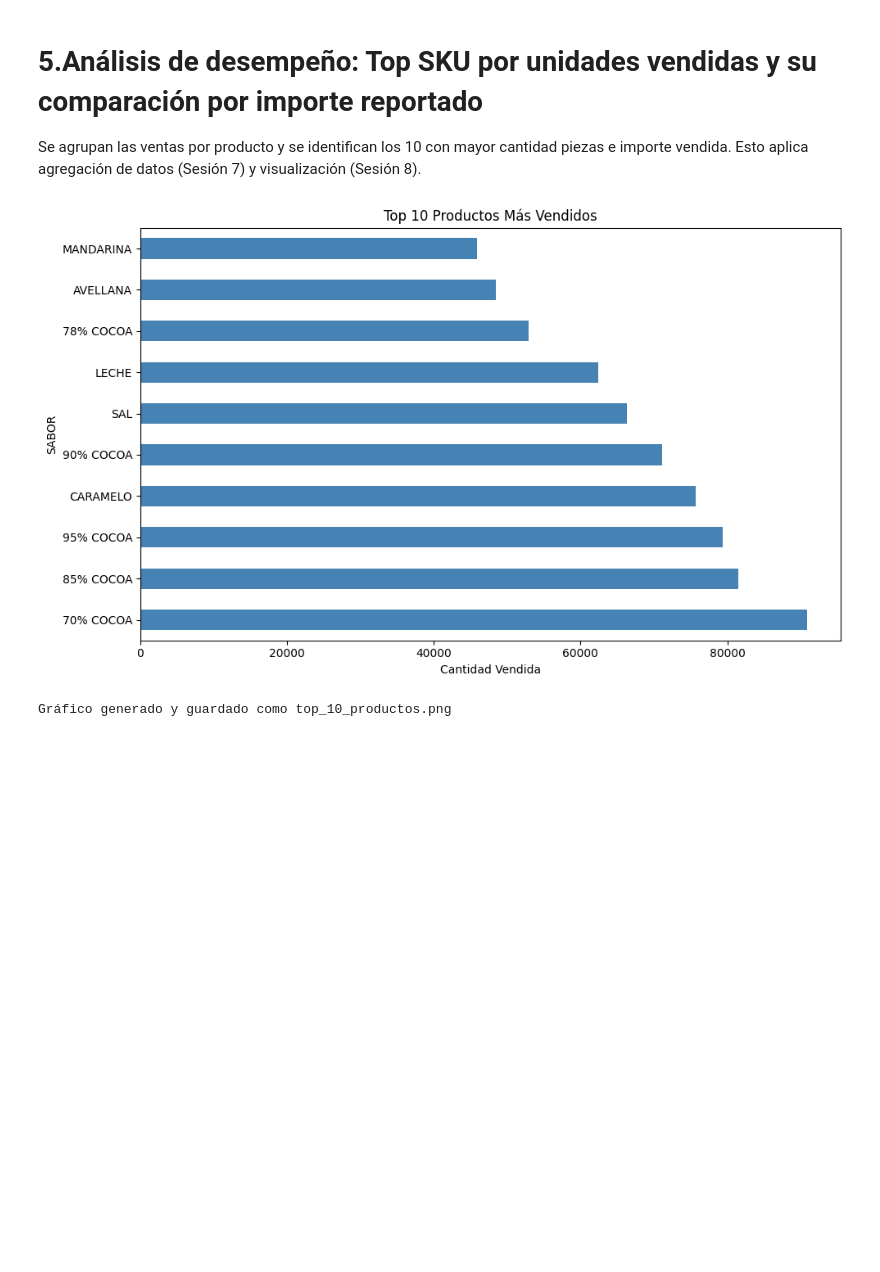
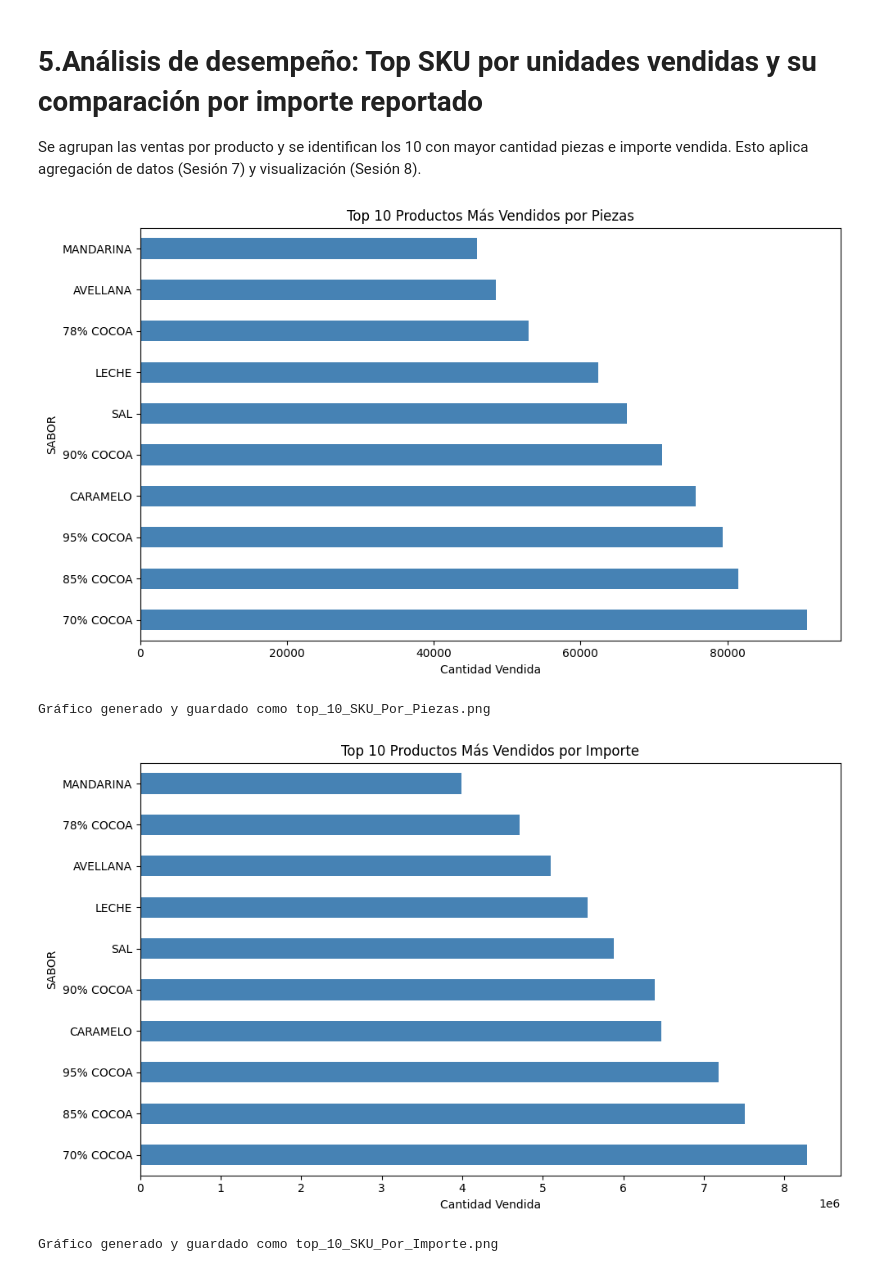
Before and after one commit to Fanni0722/Tecnolochicas, a Jupyter notebook: CargaData.ipynb, the cells around one changed output. Cells and saved outputs as stored; diff of their text form; code cells hidden in the pictures; blank space fills up the shorter version.

```diff
--- a/CargaData.ipynb
+++ b/CargaData.ipynb
@@ -173,17 +173,31 @@ Se agrupan las ventas por producto y se identifican los 10 con mayor
 cantidad piezas e importe vendida. Esto aplica agregación de datos (Sesión 7) y
 visualización (Sesión 8).
 # %%
-top_10 = df_ventas.groupby('SABOR')['Sell Out Piezas'].sum().nlargest(10)
+top_10_SKU = df_ventas.groupby('SABOR')['Sell Out Piezas'].sum().nlargest(10)
 
 plt.figure(figsize=(10, 6))
-top_10.plot(kind='barh', color='steelblue')
-plt.title('Top 10 Productos Más Vendidos')
+top_10_SKU.plot(kind='barh', color='steelblue')
+plt.title('Top 10 Productos Más Vendidos por Piezas')
 plt.xlabel('Cantidad Vendida')
 plt.tight_layout()
-plt.savefig('top_10_productos.png')
+plt.savefig('top_10_SKU_Por_Piezas.png')
 plt.show()
 
-print("Gráfico generado y guardado como top_10_productos.png")
+print("Gráfico generado y guardado como top_10_SKU_Por_Piezas.png")
+
+top_10_Importe = df_ventas.groupby('SABOR')['Sell Out Importe'].sum().nlargest(10)
+
+plt.figure(figsize=(10, 6))
+top_10_Importe.plot(kind='barh', color='steelblue')
+plt.title('Top 10 Productos Más Vendidos por Importe')
+plt.xlabel('Cantidad Vendida')
+plt.tight_layout()
+plt.savefig('top_10_SKU_Por_Importe.png')
+plt.show()
+
+print("Gráfico generado y guardado como top_10_SKU_Por_Importe.png")
 # %% [output]
-[figure, old version]
+[figure, new version]
-Gráfico generado y guardado como top_10_productos.png
+Gráfico generado y guardado como top_10_SKU_Por_Piezas.png
+[figure, added]
+Gráfico generado y guardado como top_10_SKU_Por_Importe.png
```
Also changed, not shown: 1 other file.
